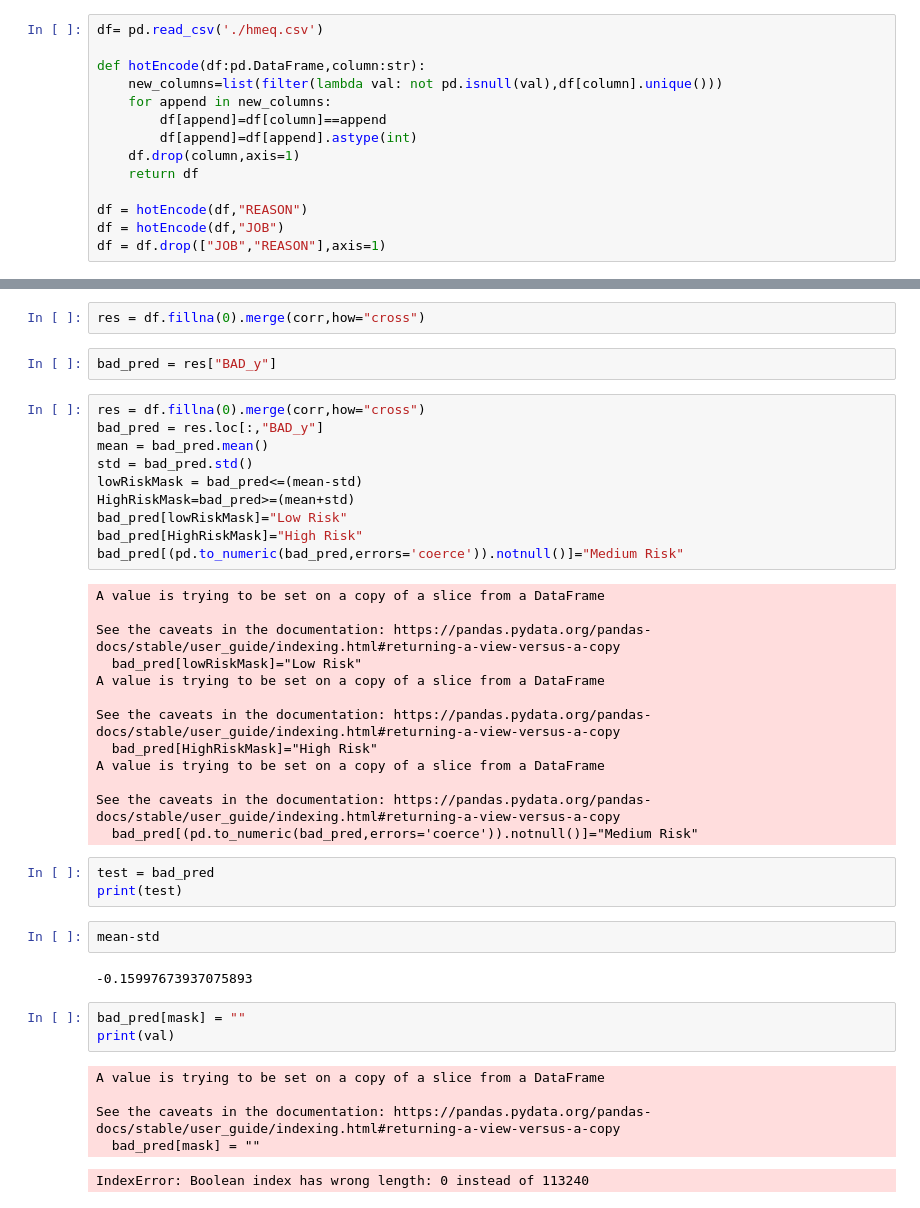
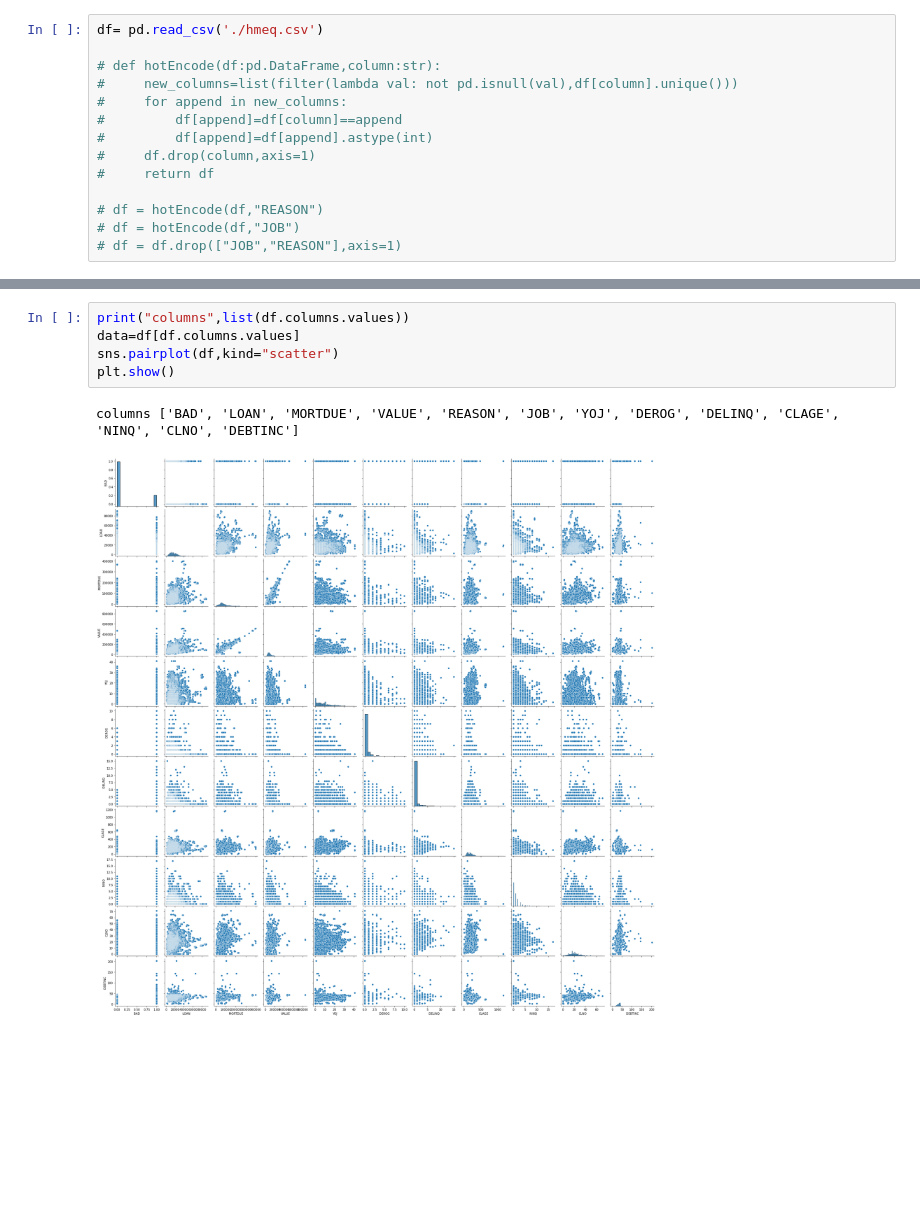
Before and after one commit to TuyenVo104/ee104, a Jupyter notebook: lab6/Risk Factor Identification.ipynb, the cells around one changed output, grey strips where cells are left out. Cells and saved outputs as stored; diff of their text form; blank space fills up the shorter version.

Commit message:
Risk factor Identification

```diff
--- a/lab6/Risk Factor Identification.ipynb
+++ b/lab6/Risk Factor Identification.ipynb
@@ -3,14 +7,14 @@ import pandas as pd
 # %%
 df= pd.read_csv('./hmeq.csv')
 
-def hotEncode(df:pd.DataFrame,column:str):
-    new_columns=list(filter(lambda val: not pd.isnull(val),df[column].unique()))
-    for append in new_columns:
-        df[append]=df[column]==append
-        df[append]=df[append].astype(int)
-    df.drop(column,axis=1)
-    return df
+# def hotEncode(df:pd.DataFrame,column:str):
+#     new_columns=list(filter(lambda val: not pd.isnull(val),df[column].unique()))
+#     for append in new_columns:
+#         df[append]=df[column]==append
+#         df[append]=df[append].astype(int)
+#     df.drop(column,axis=1)
+#     return df
 
-df = hotEncode(df,"REASON")
-df = hotEncode(df,"JOB")
-df = df.drop(["JOB","REASON"],axis=1)
+# df = hotEncode(df,"REASON")
+# df = hotEncode(df,"JOB")
+# df = df.drop(["JOB","REASON"],axis=1)
@@ -42,43 +21,8 @@ Name: BAD, dtype: float64
-# %%
-res = df.fillna(0).merge(corr,how="cross")
-# %%
-bad_pred = res["BAD_y"]
-# %%
-res = df.fillna(0).merge(corr,how="cross")
-bad_pred = res.loc[:,"BAD_y"]
-mean = bad_pred.mean()
-std = bad_pred.std()
-lowRiskMask = bad_pred<=(mean-std)
-HighRiskMask=bad_pred>=(mean+std)
-bad_pred[lowRiskMask]="Low Risk"
-bad_pred[HighRiskMask]="High Risk"
-bad_pred[(pd.to_numeric(bad_pred,errors='coerce')).notnull()]="Medium Risk"
-# %% [output]
-A value is trying to be set on a copy of a slice from a DataFrame
-
-See the caveats in the documentation: https://pandas.pydata.org/pandas-docs/stable/user_guide/indexing.html#returning-a-view-versus-a-copy
-  bad_pred[lowRiskMask]="Low Risk"
-A value is trying to be set on a copy of a slice from a DataFrame
-
-See the caveats in the documentation: https://pandas.pydata.org/pandas-docs/stable/user_guide/indexing.html#returning-a-view-versus-a-copy
-  bad_pred[HighRiskMask]="High Risk"
-A value is trying to be set on a copy of a slice from a DataFrame
-
-See the caveats in the documentation: https://pandas.pydata.org/pandas-docs/stable/user_guide/indexing.html#returning-a-view-versus-a-copy
-  bad_pred[(pd.to_numeric(bad_pred,errors='coerce')).notnull()]="Medium Risk"
-# %%
-test = bad_pred
-print(test)
-# %%
-mean-std
-# %% [output]
--0.15997673937075893
-# %%
-bad_pred[mask] = ""
-print(val)
-# %% [output]
-A value is trying to be set on a copy of a slice from a DataFrame
-
-See the caveats in the documentation: https://pandas.pydata.org/pandas-docs/stable/user_guide/indexing.html#returning-a-view-versus-a-copy
-  bad_pred[mask] = ""
-IndexError: Boolean index has wrong length: 0 instead of 113240
+# %%
+print("columns",list(df.columns.values))
+data=df[df.columns.values]
+sns.pairplot(df,kind="scatter")
+plt.show()
+# %% [output]
+columns ['BAD', 'LOAN', 'MORTDUE', 'VALUE', 'REASON', 'JOB', 'YOJ', 'DEROG', 'DELINQ', 'CLAGE', 'NINQ', 'CLNO', 'DEBTINC']
+[figure, added]
```
Also changed, not shown: parts of 12 cells of this notebook, 7 other files.
